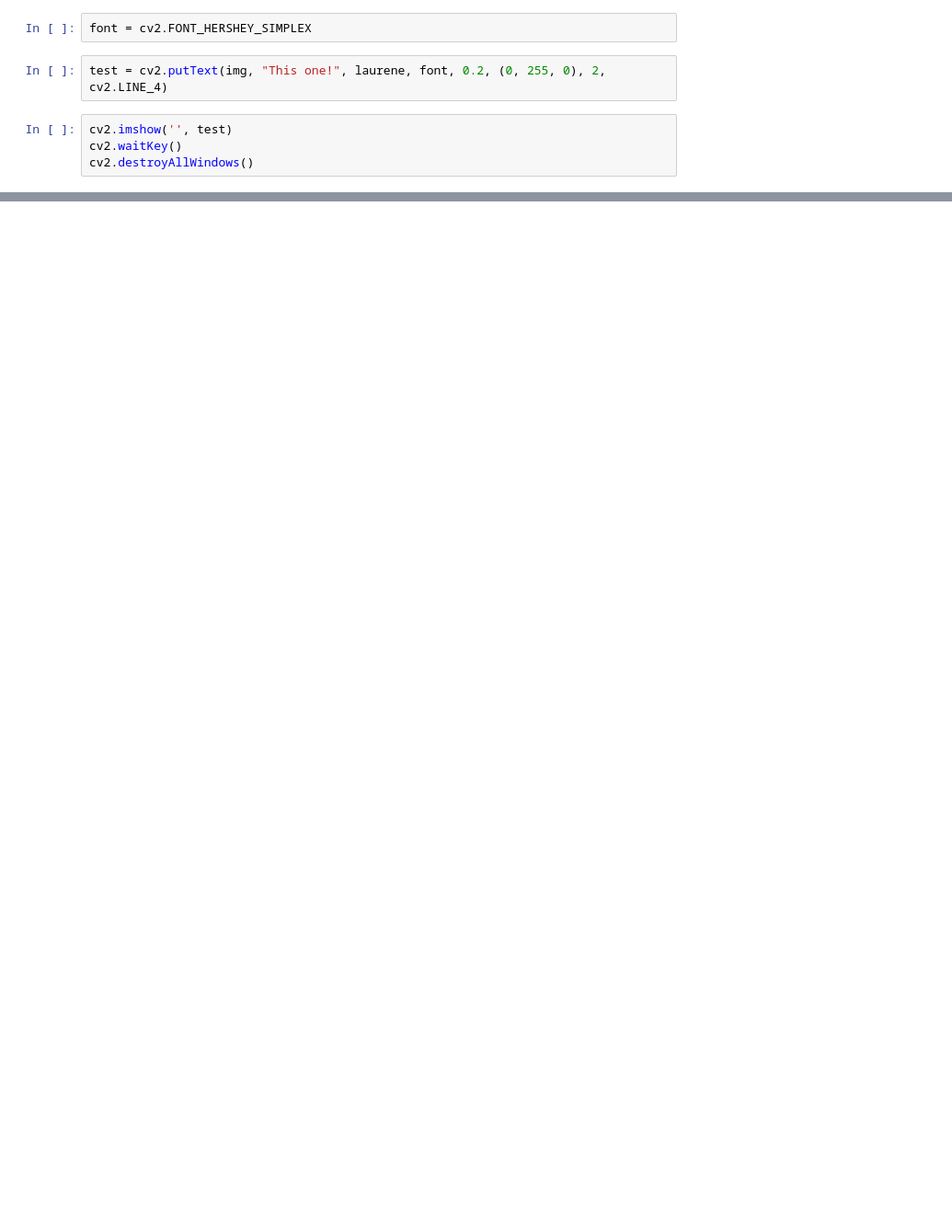
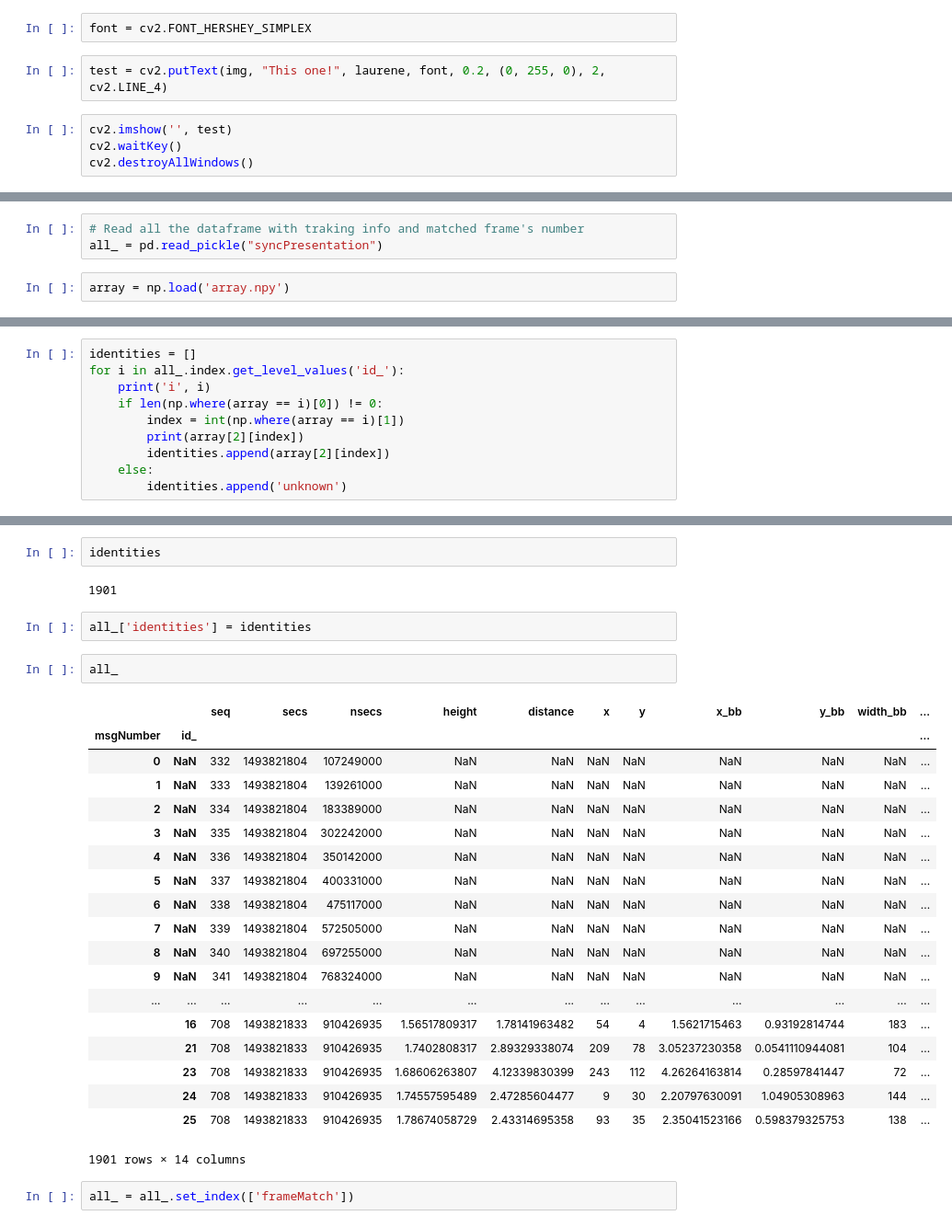
Before and after one commit to gbarrene/social_tracking, a Jupyter notebook: FrameModification.ipynb, the cells around one changed output, grey strips where cells are left out. Shown at 92% size. Cells and saved outputs as stored; diff of their text form; blank space fills up the shorter version.

```diff
--- a/FrameModification.ipynb
+++ b/FrameModification.ipynb
@@ -40,2 +48,7 @@ cv2.imshow('', rectangle2)
 cv2.waitKey()
 cv2.destroyAllWindows()
+# %%
+# Read all the dataframe with traking info and matched frame's number
+all_ = pd.read_pickle("syncPresentation")
+# %%
+array = np.load('array.npy')
@@ -41,0 +75,10 @@ cv2.destroyAllWindows()
+# %%
+identities = []
+for i in all_.index.get_level_values('id_'):
+    print('i', i)
+    if len(np.where(array == i)[0]) != 0:
+        index = int(np.where(array == i)[1])
+        print(array[2][index])
+        identities.append(array[2][index])
+    else:
+        identities.append('unknown')
@@ -41,0 +103,30 @@ cv2.destroyAllWindows()
+# %%
+identities
+# %% [output]
+1901
+# %%
+all_['identities'] = identities
+# %%
+all_
+# %% [output]
+|  |  | seq | secs | nsecs | height | distance | x | y | x_bb | y_bb | width_bb | ... |
+| msgNumber | id_ |  |  |  |  |  |  |  |  |  |  | ... |
+| 0 | NaN | 332 | 1493821804 | 107249000 | NaN | NaN | NaN | NaN | NaN | NaN | NaN | ... |
+| 1 | NaN | 333 | 1493821804 | 139261000 | NaN | NaN | NaN | NaN | NaN | NaN | NaN | ... |
+| 2 | NaN | 334 | 1493821804 | 183389000 | NaN | NaN | NaN | NaN | NaN | NaN | NaN | ... |
+| 3 | NaN | 335 | 1493821804 | 302242000 | NaN | NaN | NaN | NaN | NaN | NaN | NaN | ... |
+| 4 | NaN | 336 | 1493821804 | 350142000 | NaN | NaN | NaN | NaN | NaN | NaN | NaN | ... |
+| 5 | NaN | 337 | 1493821804 | 400331000 | NaN | NaN | NaN | NaN | NaN | NaN | NaN | ... |
+| 6 | NaN | 338 | 1493821804 | 475117000 | NaN | NaN | NaN | NaN | NaN | NaN | NaN | ... |
+| 7 | NaN | 339 | 1493821804 | 572505000 | NaN | NaN | NaN | NaN | NaN | NaN | NaN | ... |
+| 8 | NaN | 340 | 1493821804 | 697255000 | NaN | NaN | NaN | NaN | NaN | NaN | NaN | ... |
+| 9 | NaN | 341 | 1493821804 | 768324000 | NaN | NaN | NaN | NaN | NaN | NaN | NaN | ... |
+| ... | ... | ... | ... | ... | ... | ... | ... | ... | ... | ... | ... | ... |
+|  | 16 | 708 | 1493821833 | 910426935 | 1.56517809317 | 1.78141963482 | 54 | 4 | 1.5621715463 | 0.93192814744 | 183 | ... |
+|  | 21 | 708 | 1493821833 | 910426935 | 1.7402808317 | 2.89329338074 | 209 | 78 | 3.05237230358 | 0.0541110944081 | 104 | ... |
+|  | 23 | 708 | 1493821833 | 910426935 | 1.68606263807 | 4.12339830399 | 243 | 112 | 4.26264163814 | 0.28597841447 | 72 | ... |
+|  | 24 | 708 | 1493821833 | 910426935 | 1.74557595489 | 2.47285604477 | 9 | 30 | 2.20797630091 | 1.04905308963 | 144 | ... |
+|  | 25 | 708 | 1493821833 | 910426935 | 1.78674058729 | 2.43314695358 | 93 | 35 | 2.35041523166 | 0.598379325753 | 138 | ... |
+1901 rows × 14 columns
+# %%
+all_ = all_.set_index(['frameMatch'])
```
Also changed, not shown: parts of 25 cells of this notebook, 2 other files.
